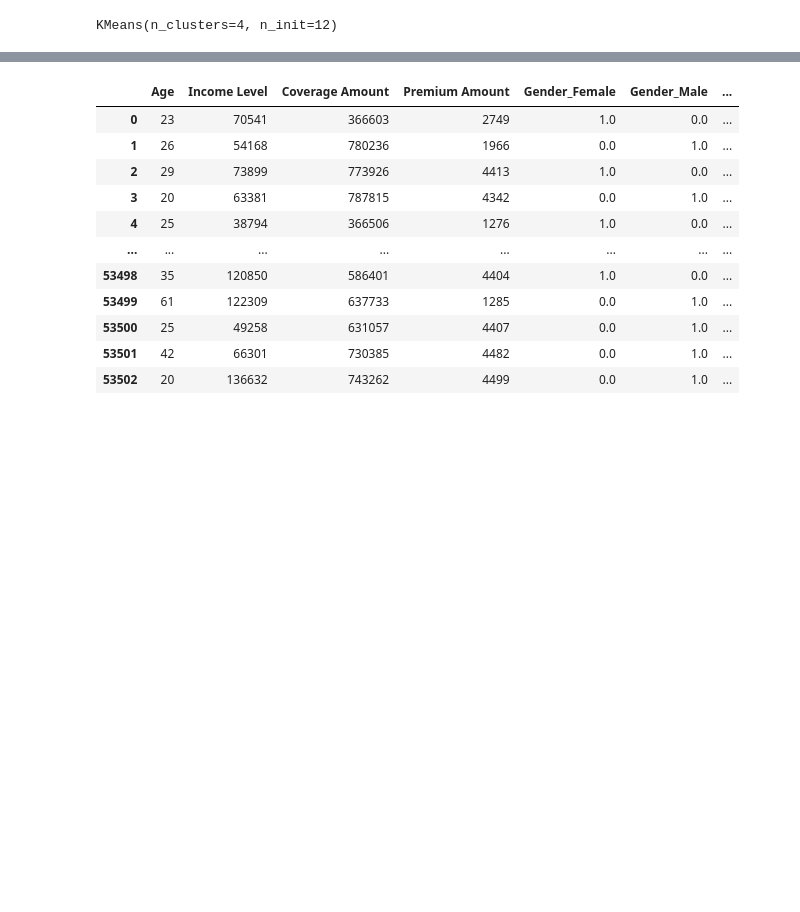
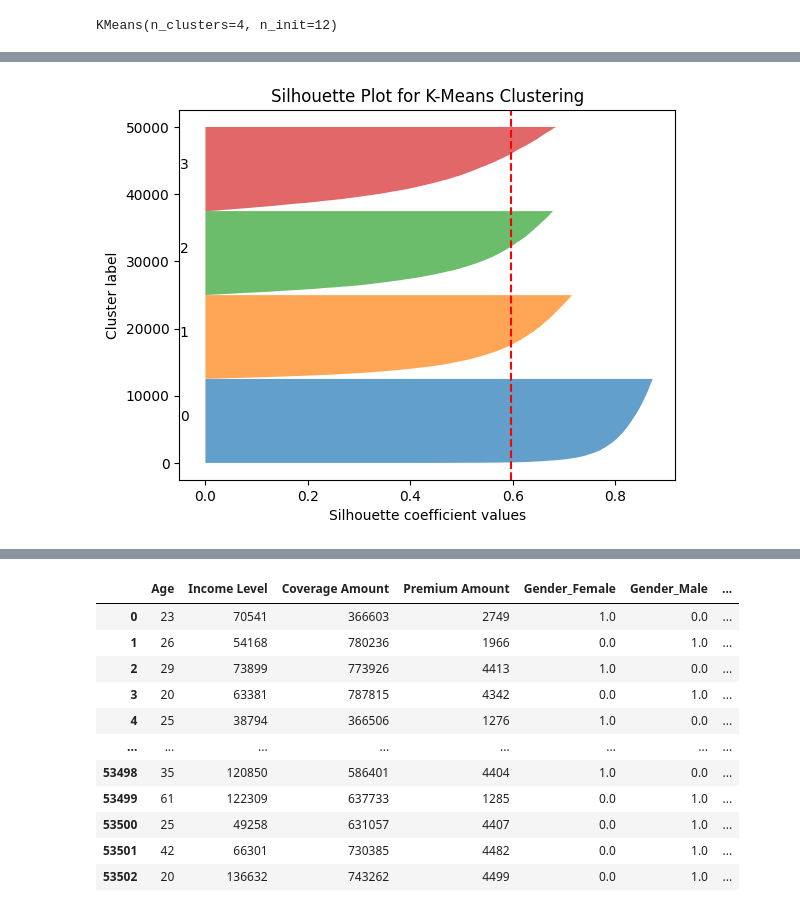
Before and after one commit to su-0522/MachineLearning, a Jupyter notebook: Chapter3/K-means.ipynb, the cells around one changed output, grey strips where cells are left out. Drawn from its saved outputs; the diff is of its cells as text; code cells hidden in the pictures; blank space fills up the shorter version.

```diff
--- a/Chapter3/K-means.ipynb
+++ b/Chapter3/K-means.ipynb
@@ -51,0 +65,27 @@ plt.show()
+# %%
+silhouette_values = silhouette_samples(X, k_means_labels)
+
+n_clusters = 4
+y_lower, y_upper = 0, 0
+for i in range(n_clusters):
+    cluster_silhouette_vals = silhouette_values[k_means_labels == i]
+    cluster_silhouette_vals.sort()
+
+    y_upper += len(cluster_silhouette_vals)
+    plt.fill_betweenx(
+        np.arange(y_lower, y_upper),
+        0,
+        cluster_silhouette_vals,
+        alpha=0.7
+    )
+
+    plt.text(-0.05, y_lower + 0.5 * len(cluster_silhouette_vals), str(i))
+    y_lower = y_upper
+
+plt.xlabel("Silhouette coefficient values")
+plt.ylabel("Cluster label")
+plt.title("Silhouette Plot for K-Means Clustering")
+plt.axvline(x=silhouette_avg, color="red", linestyle="--")  # Show average score
+plt.show()
+# %% [output]
+[figure, added]
```
Also changed, not shown: parts of 8 cells of this notebook, 4 other files.
